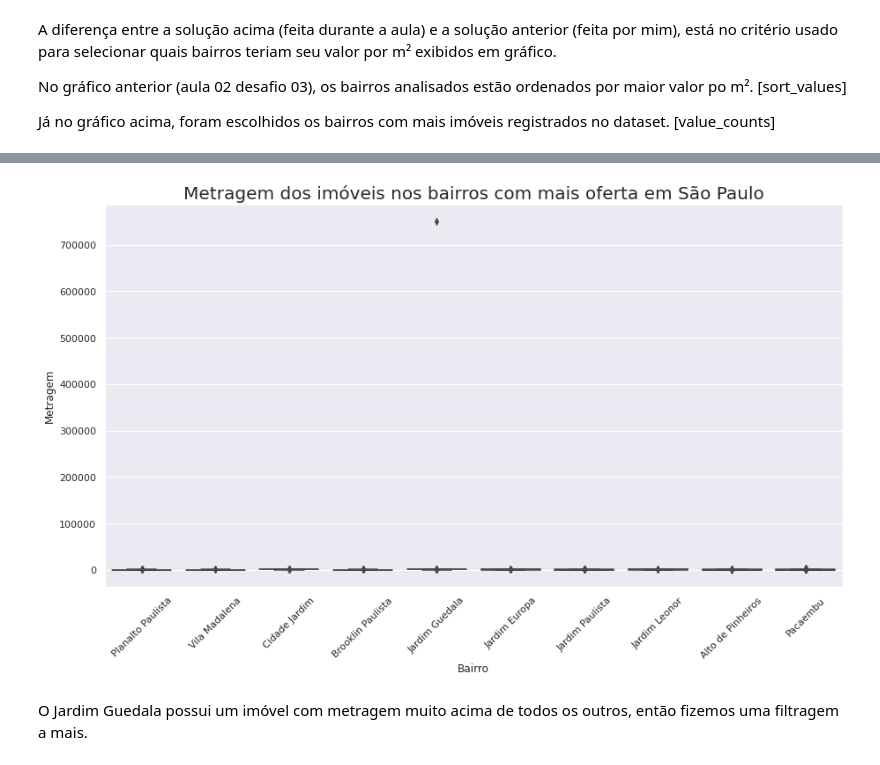
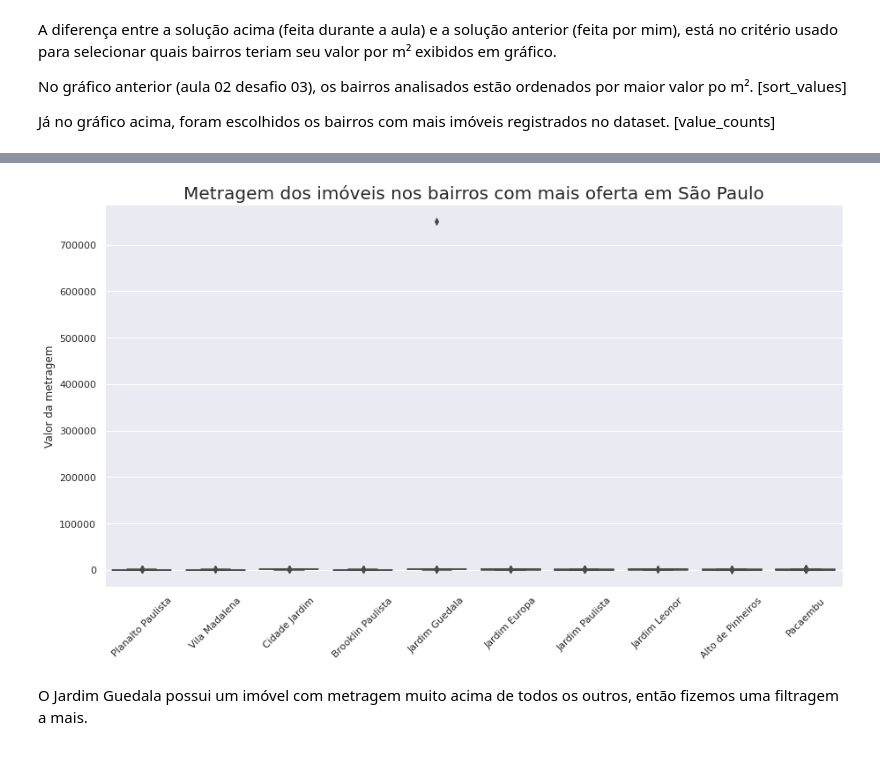
Before and after one commit to Tathy/Pesquisa-Imoveis-SP, a Jupyter notebook: Pesquisa_de_imóveis_em_São_Paulo_Imersão_Dados_Alura.ipynb, the cells around one changed output, grey strips where cells are left out. Saved outputs shown, nothing was run; the diff lists cells and outputs as text; code cells hidden in the pictures.

```diff
--- a/Pesquisa_de_imóveis_em_São_Paulo_Imersão_Dados_Alura.ipynb
+++ b/Pesquisa_de_imóveis_em_São_Paulo_Imersão_Dados_Alura.ipynb
@@ -843,11 +845,13 @@ plt.show()
 # %%
 plt.figure(figsize = (15,8))
 ax = sns.boxplot(data = dados_vendas.query("Bairro in @top_bairros"), x = "Bairro", y = "Metragem")
 ax.set_title("Metragem dos imóveis nos bairros com mais oferta em São Paulo", fontsize = 20)
 ax.tick_params(axis = 'x', rotation = 45)
+plt.ylabel("Valor da metragem")
+plt.xlabel("")
 plt.show()
 # %% [output]
-[figure, old version]
+[figure, new version]
 # %% [markdown]
 O Jardim Guedala possui um imóvel com metragem muito acima de todos os outros, então fizemos uma filtragem a mais.
 # %%
```
Also changed, not shown: parts of 47 cells of this notebook, 1 other file.
